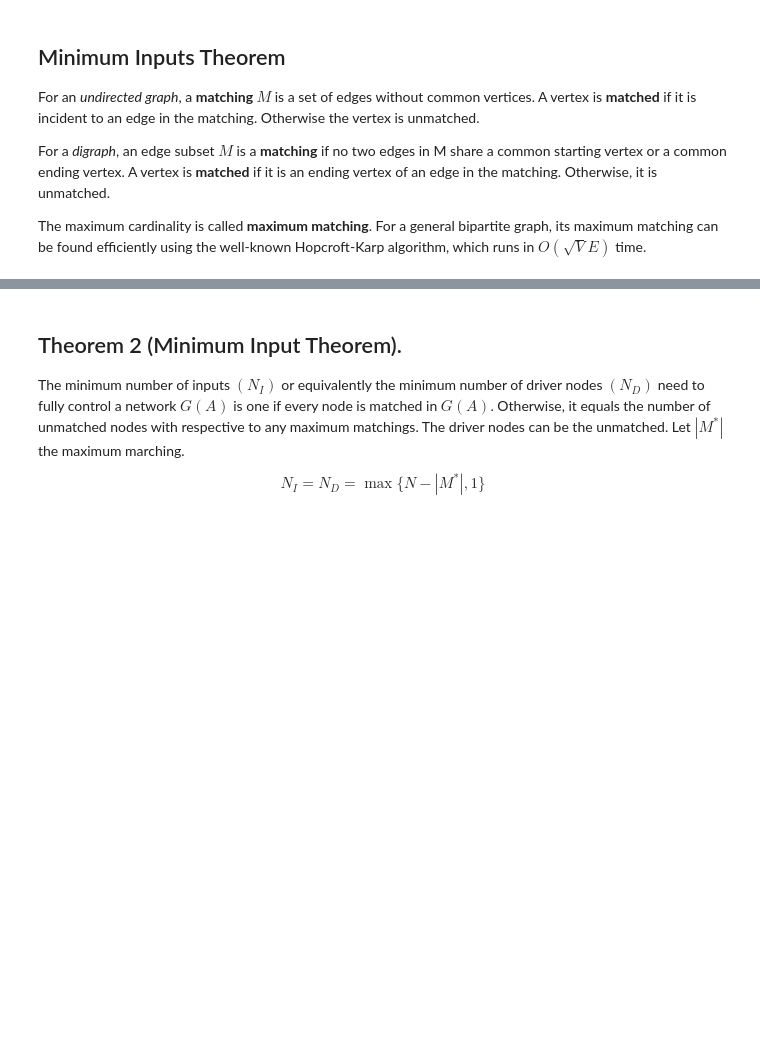
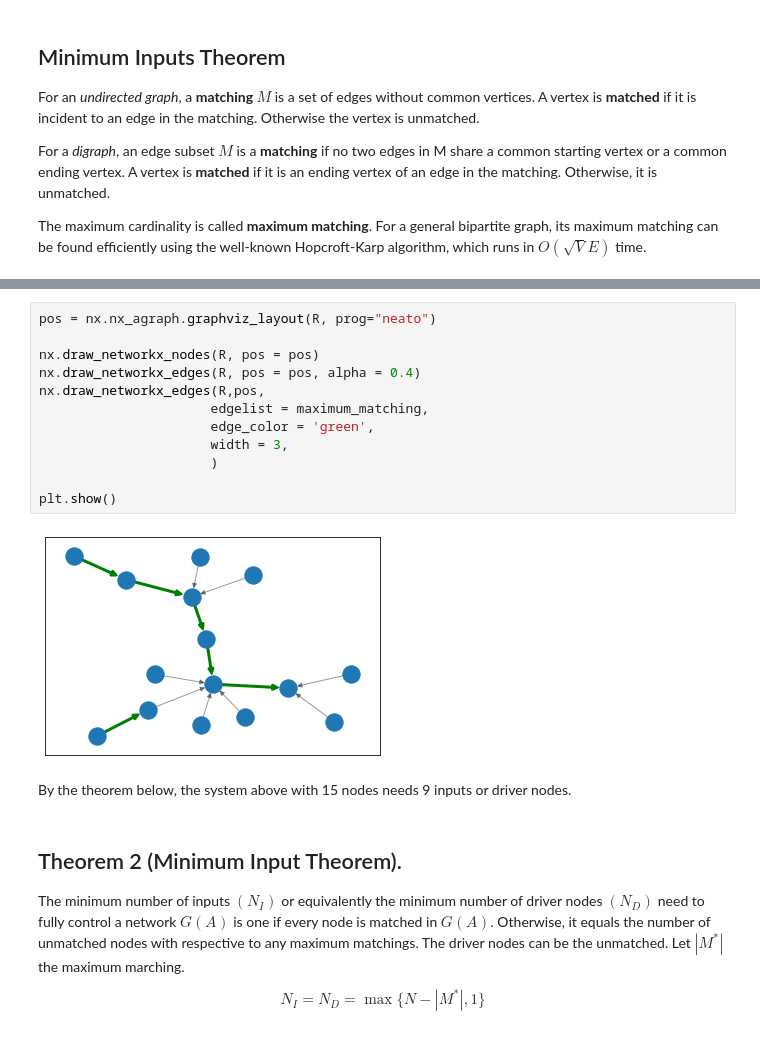
Before and after one commit to lucasmoschen/optimal-vaccination-networks, a Jupyter notebook: notebooks/control_complex_networks.ipynb, the cells around one changed output, grey strips where cells are left out. Cells and saved outputs as stored; diff of their text form; blank space fills up the shorter version.

```diff
--- a/notebooks/control_complex_networks.ipynb
+++ b/notebooks/control_complex_networks.ipynb
@@ -321,3 +372,19 @@ plt.show()
+# %%
+pos = nx.nx_agraph.graphviz_layout(R, prog="neato")
+
+nx.draw_networkx_nodes(R, pos = pos)
+nx.draw_networkx_edges(R, pos = pos, alpha = 0.4)
+nx.draw_networkx_edges(R,pos,
+                      edgelist = maximum_matching,
+                      edge_color = 'green',
+                      width = 3,
+                      )
+
+plt.show()
+# %% [output]
+[figure, added]
+# %% [markdown]
+By the theorem below, the system above with 15 nodes needs 9 inputs or driver nodes.
 # %% [markdown]
 ## Theorem 2 (Minimum Input Theorem).
 
```
Also changed, not shown: parts of 10 cells of this notebook.
